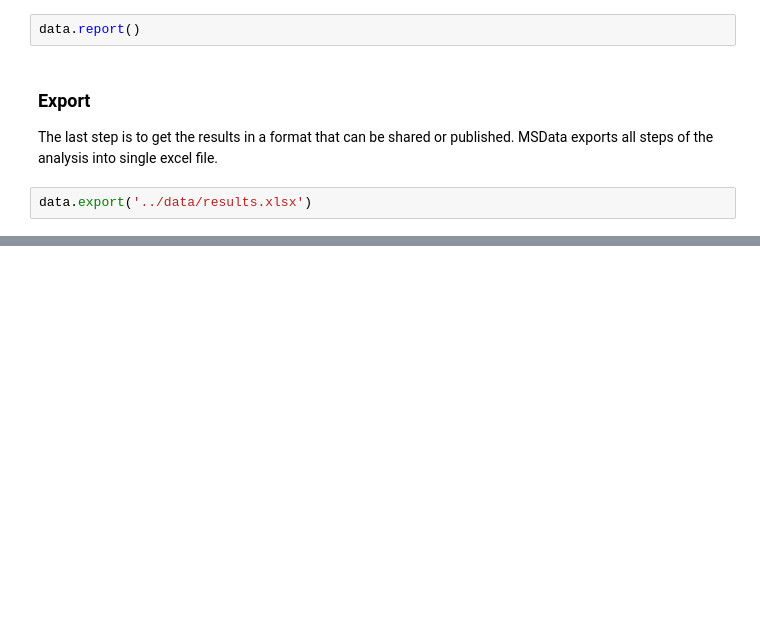
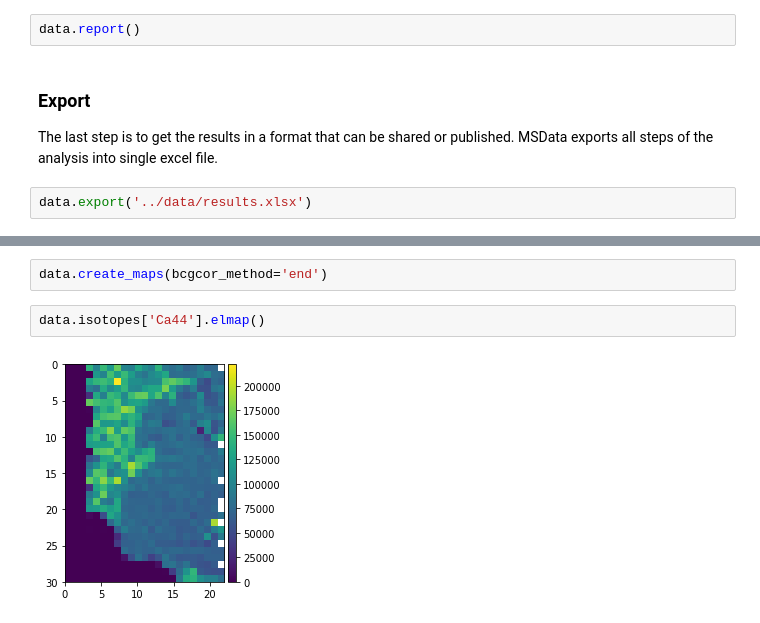
Before and after one commit to nikadilli/imgMS, a Jupyter notebook: imgMS/imgMS_example.ipynb, the cells around one changed output, grey strips where cells are left out. Drawn from its saved outputs; the diff is of its cells as text; blank space fills up the shorter version.

```diff
--- a/imgMS/imgMS_example.ipynb
+++ b/imgMS/imgMS_example.ipynb
@@ -108,0 +127,6 @@ data.export('../data/results.xlsx')
+# %%
+data.create_maps(bcgcor_method='end')
+# %%
+data.isotopes['Ca44'].elmap()
+# %% [output]
+[figure, added]
```
Also changed, not shown: parts of 7 cells of this notebook, 4 other files.
